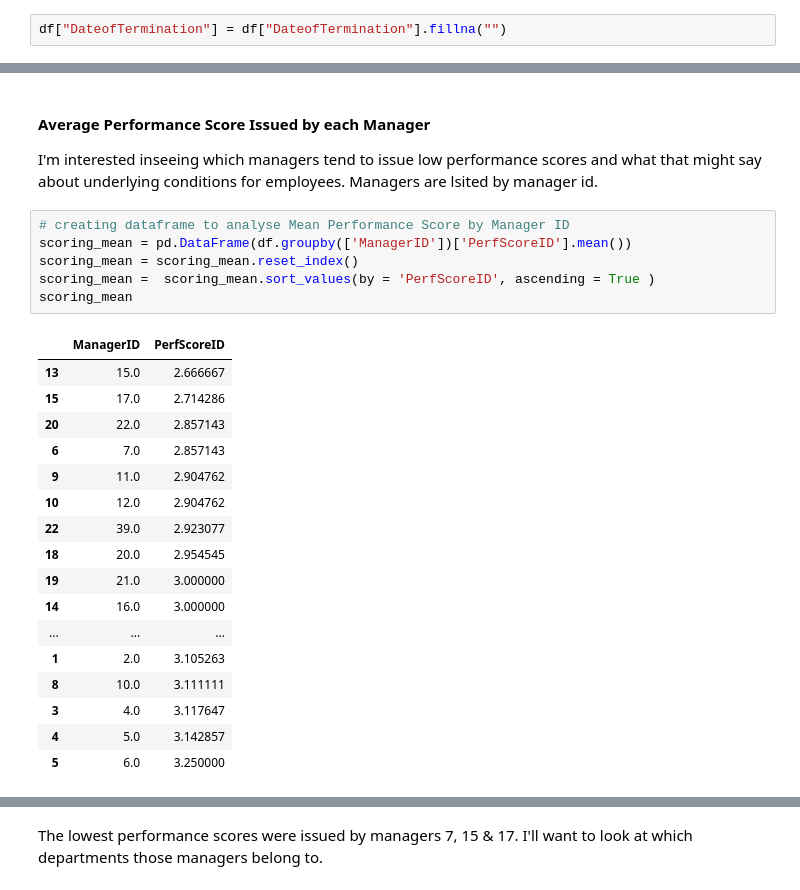
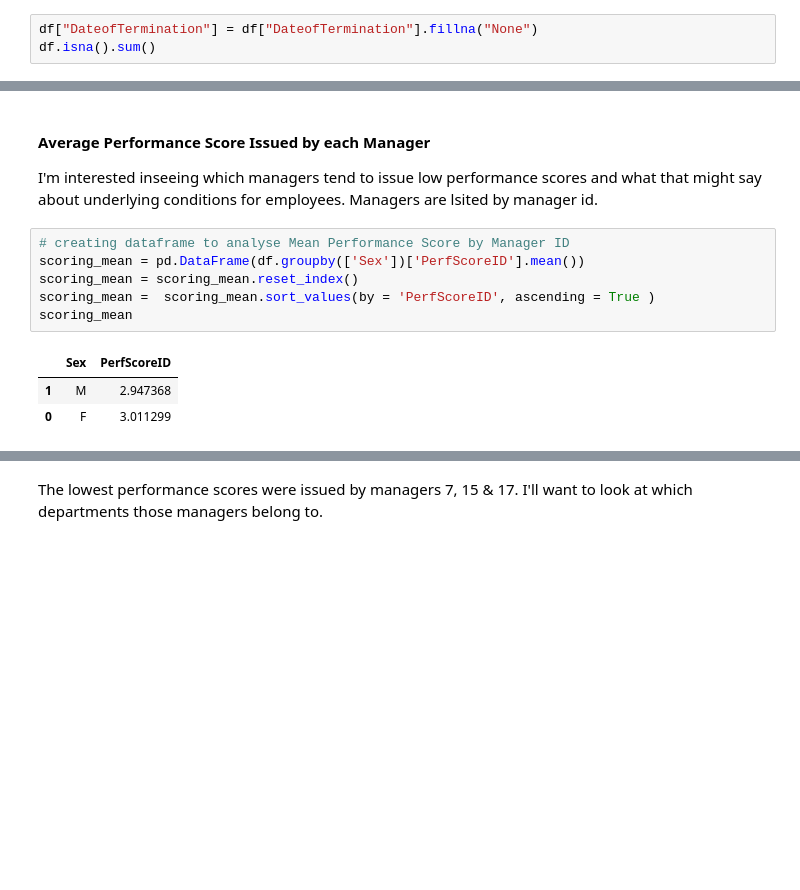
Before and after one commit to Vajrasamaya/Human_Capital_Analytics, a Jupyter notebook: Notebooks/EDA_HR_Analytics.ipynb, the cells around one changed output, grey strips where cells are left out. Saved outputs shown, nothing was run; the diff lists cells and outputs as text; blank space fills up the shorter version.

Commit message:
added performance score racial

```diff
--- a/Notebooks/EDA_HR_Analytics.ipynb
+++ b/Notebooks/EDA_HR_Analytics.ipynb
@@ -130,4 +146,5 @@ LastPerformanceReview_Date    103
 DaysLateLast30                103
 dtype: int64
 # %%
-df["DateofTermination"] = df["DateofTermination"].fillna("")
+df["DateofTermination"] = df["DateofTermination"].fillna("None")
+df.isna().sum()
@@ -138,27 +185,13 @@ df["DateofTermination"] = df["DateofTermination"].fillna("")
 I'm interested inseeing which managers tend to issue low performance scores and what that might say about underlying conditions for employees.  Managers are lsited by manager id.
 # %%
 # creating dataframe to analyse Mean Performance Score by Manager ID
-scoring_mean = pd.DataFrame(df.groupby(['ManagerID'])['PerfScoreID'].mean())
+scoring_mean = pd.DataFrame(df.groupby(['Sex'])['PerfScoreID'].mean())
 scoring_mean = scoring_mean.reset_index()
 scoring_mean =  scoring_mean.sort_values(by = 'PerfScoreID', ascending = True )
 scoring_mean
 # %% [output]
-|  | ManagerID | PerfScoreID |
-| 13 | 15.0 | 2.666667 |
-| 15 | 17.0 | 2.714286 |
-| 20 | 22.0 | 2.857143 |
-| 6 | 7.0 | 2.857143 |
-| 9 | 11.0 | 2.904762 |
-| 10 | 12.0 | 2.904762 |
-| 22 | 39.0 | 2.923077 |
-| 18 | 20.0 | 2.954545 |
-| 19 | 21.0 | 3.000000 |
-| 14 | 16.0 | 3.000000 |
-| ... | ... | ... |
-| 1 | 2.0 | 3.105263 |
-| 8 | 10.0 | 3.111111 |
-| 3 | 4.0 | 3.117647 |
-| 4 | 5.0 | 3.142857 |
-| 5 | 6.0 | 3.250000 |
+|  | Sex | PerfScoreID |
+| 1 | M | 2.947368 |
+| 0 | F | 3.011299 |
 # %%
 # Using Plotly to Visualize Mean Performance Score by Manager ID:
```
Also changed, not shown: parts of 11 cells of this notebook.
